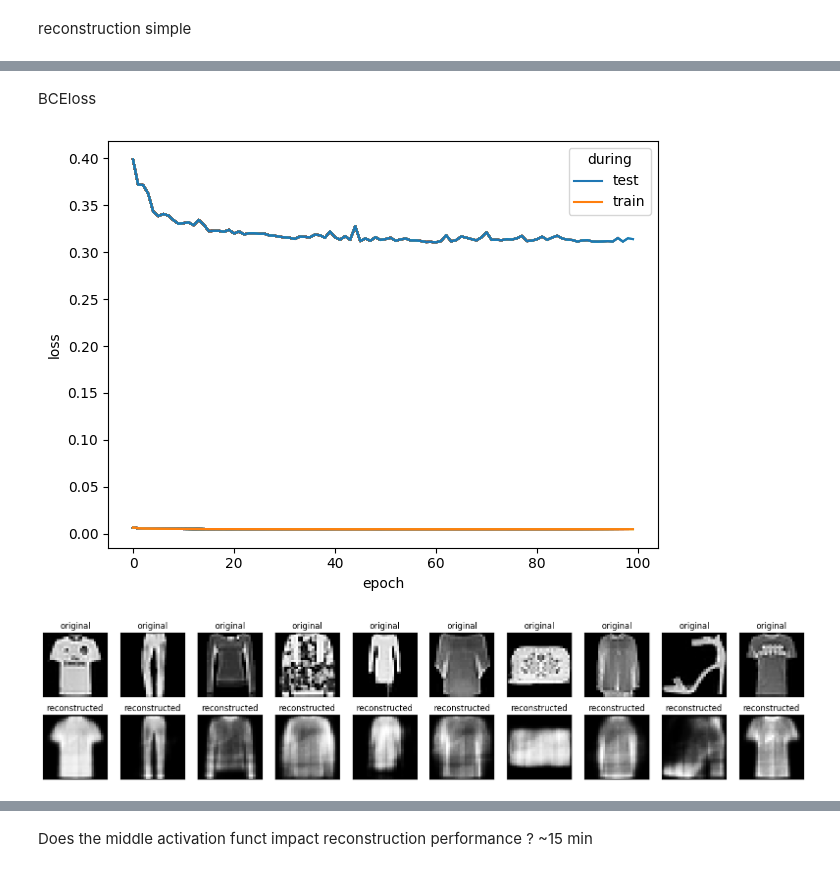
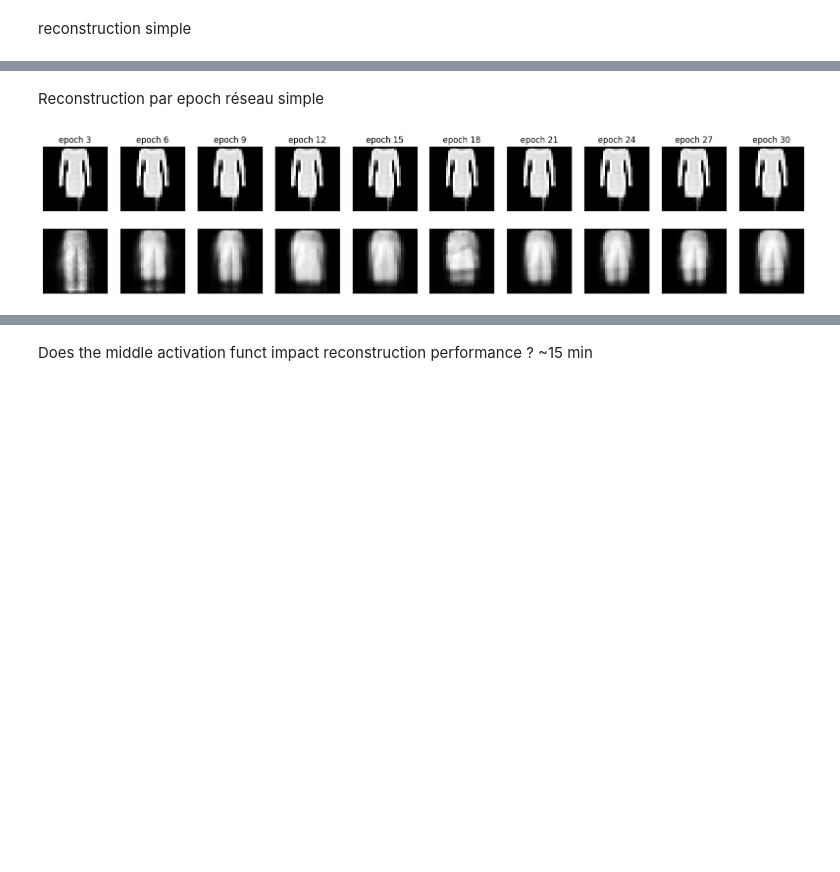
Before and after one commit to dataymeric/NeuralNetworksDIY, a Jupyter notebook: notebooks/encoder_decoder.ipynb, the cells around one changed output, grey strips where cells are left out. Cells and saved outputs as stored; diff of their text form; code cells hidden in the pictures; blank space fills up the shorter version.

Commit message:
Figure encoder decoder

```diff
--- a/notebooks/encoder_decoder.ipynb
+++ b/notebooks/encoder_decoder.ipynb
@@ -83,29 +83,30 @@ decoder = [
     Linear(64, 784),
     Sigmoid()
 ]
-net = Sequential(*(encoder + decoder))
-optimizer = Optim(net.reset(), MSELoss(), eps=1e-3)
+net_simple = Sequential(*(encoder + decoder))
+optimizer = Optim(net_simple.reset(), BCELoss(), eps=1e-3)
 result_df = optimizer.SGD_eval(
     X_train,
     X_train,
     batch_size,
-    50,
+    30,
     test_size=0.33,
     return_dataframe=True,
     online_plot=True,
+    patience=None,
 )
 
-loss_long_df = pd.melt(
+loss_long_df_simple = pd.melt(
     result_df,
     id_vars="epoch",
     value_vars=["loss_test", "loss_train"],
     value_name="loss",
     var_name="during",
 ).replace({"loss_test": "test", "loss_train": "train"})
-sns.lineplot(data=loss_long_df, x="epoch", y="loss", hue="during", ax=ax)
+sns.lineplot(data=loss_long_df_simple, x="epoch", y="loss", hue="during", ax=ax)
 
 n = 10
-decoded_imgs = net.forward(X_test)
+decoded_imgs = net_simple.forward(X_test)
 plt.figure(figsize=(20, 4))
 fig.set_tight_layout(True)
 for i in range(n):
@@ -125,4 +126,7 @@ for i in range(n):
     ax.get_xaxis().set_visible(False)
     ax.get_yaxis().set_visible(False)
 plt.show()
+
+with open("./notebooks/fashion-mnist_30_epoch_simple_net.pkl", "wb") as f:
+    pickle.dump(optimizer, f)
 # %% [output]
@@ -131,58 +135,35 @@ plt.show()
-# %% [markdown]
-BCEloss
+# %% [markdown]
+Reconstruction par epoch réseau simple
 # %%
-fig, ax = plt.subplots()
-
-encoder = [
-    Linear(784, 64),
-    TanH(),
-]
-decoder = [
-    Linear(64, 784),
-    Sigmoid()
-]
-net = Sequential(*(encoder + decoder))
-optimizer = Optim(net.reset(), BCELoss(), eps=1e-3)
-result_df = optimizer.SGD_eval(
-    X_train,
-    X_train,
-    batch_size,
-    50,
-    test_size=0.33,
-    return_dataframe=True,
-    online_plot=True,
-)
-
-loss_long_df = pd.melt(
-    result_df,
-    id_vars="epoch",
-    value_vars=["loss_test", "loss_train"],
-    value_name="loss",
-    var_name="during",
-).replace({"loss_test": "test", "loss_train": "train"})
-sns.lineplot(data=loss_long_df, x="epoch", y="loss", hue="during", ax=ax)
-
-n = 10
-decoded_imgs = net.forward(X_test)
 plt.figure(figsize=(20, 4))
 fig.set_tight_layout(True)
+optimizer.network.reset()
+n = 10
 for i in range(n):
+    optimizer.SGD(
+        X_train,
+        X_train,
+        batch_size,
+        3,
+    )
+    decoded_imgs = optimizer.network.forward(X_test)
+
     # display original
     ax = plt.subplot(2, n, i + 1)
-    plt.imshow(X_test[i].reshape(28, 28))
-    plt.title("original")
+    plt.imshow(X_test[4].reshape(28, 28))
+    plt.title(f"epoch {(i+1)*3}")
     plt.gray()
     ax.get_xaxis().set_visible(False)
     ax.get_yaxis().set_visible(False)
 
     # display reconstruction
     ax = plt.subplot(2, n, i + 1 + n)
-    plt.imshow(decoded_imgs[i].reshape(28, 28))
-    plt.title("reconstructed")
+    plt.imshow(decoded_imgs[4].reshape(28, 28))
     plt.gray()
     ax.get_xaxis().set_visible(False)
     ax.get_yaxis().set_visible(False)
 plt.show()
+fig.savefig('reports/src/reconstruction_per_epoch.pdf',
+            dpi=100, bbox_inches="tight")
 # %% [output]
-[figure, old version]
+[figure, new version]
-[figure, removed]
```
Also changed, not shown: parts of 30 cells of this notebook, 5 other files.
